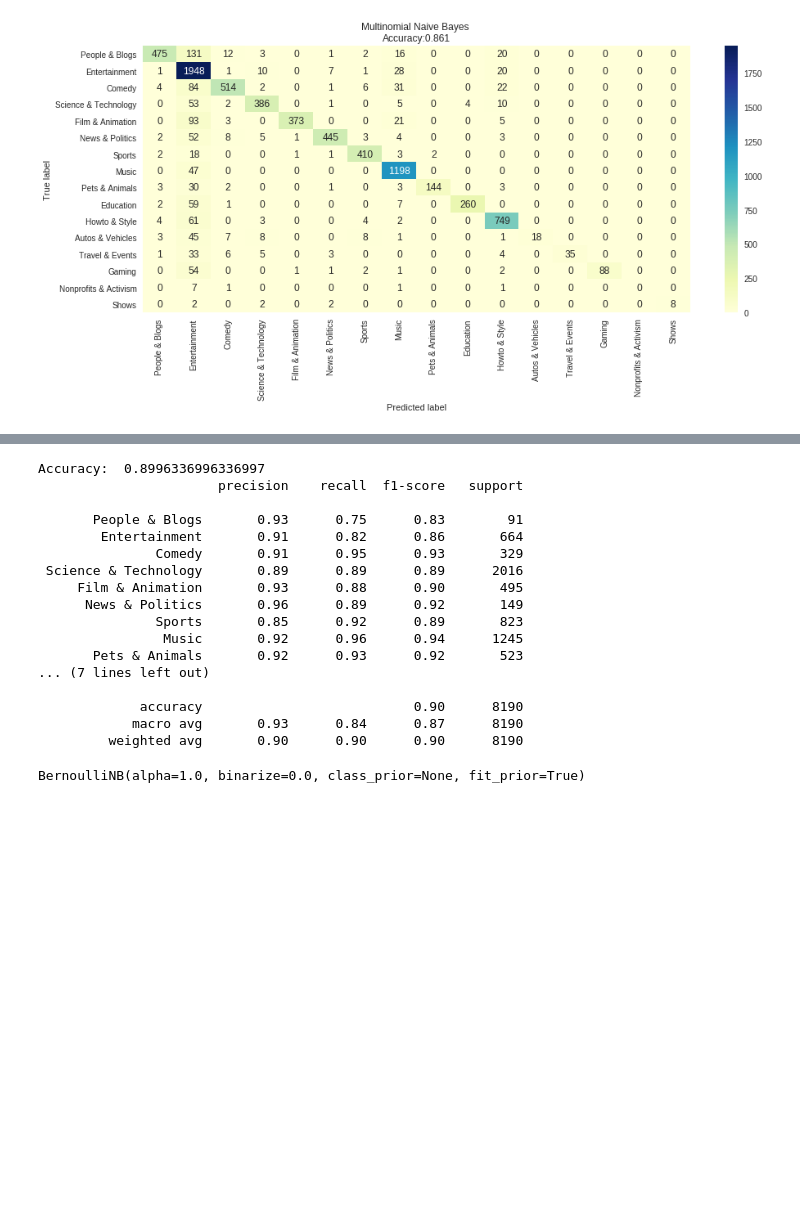
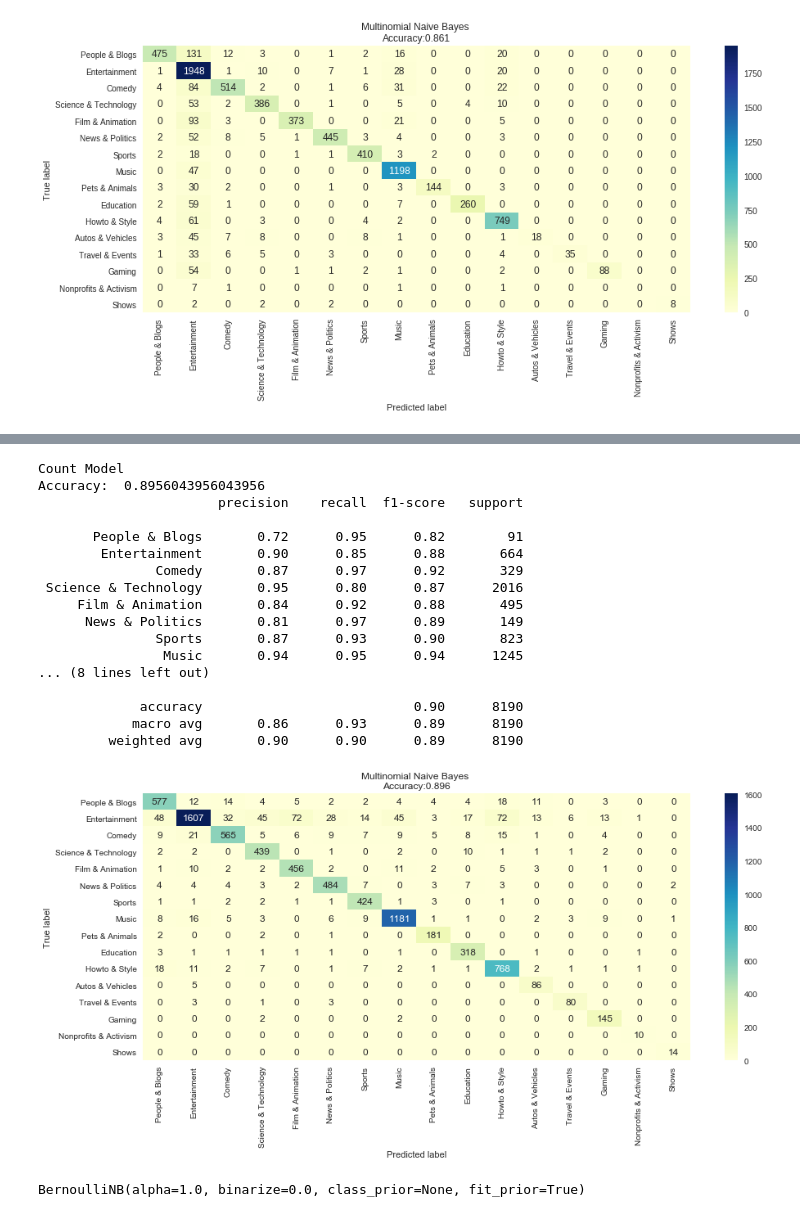
Before and after one commit to loc-vu/yt-trends, a Jupyter notebook: Naive Bayes Model.ipynb, the cells around one changed output, grey strips where cells are left out. Drawn from its saved outputs; the diff is of its cells as text; code cells hidden in the pictures; blank space fills up the shorter version.

```diff
--- a/Naive Bayes Model.ipynb
+++ b/Naive Bayes Model.ipynb
@@ -63,9 +63,3 @@ The length of each individual vector will be that of the entire dataset which ea
 count_vectorizer = CountVectorizer()
 train_count_vector = count_vectorizer.fit_transform(x_train)
 test_count_vector = count_vectorizer.transform(x_test)
-# %%
-features = count_vectorizer.get_feature_names()
-
-visualizer = FreqDistVisualizer(features=features, orient='h')
-visualizer.fit(train_count_vector)
-visualizer.show()
@@ -138,0 +135,8 @@ MultinomialNB(alpha=1.0, class_prior=None, fit_prior=True)
+# %%
+smote = SMOTE(sampling_strategy='not majority')
+
+x_train_smote, y_train_smote = smote.fit_sample(train_count_vector, y_train)
+
+print(y_train.value_counts())
+print()
+print(y_train_smote.value_counts())
@@ -139,25 +161,40 @@ MultinomialNB(alpha=1.0, class_prior=None, fit_prior=True)
 # %%
-pred_count = clf_count.predict(test_count_vector)
-print("Accuracy: ", accuracy_score(y_test, pred_count))
-print(metrics.classification_report(y_test, pred_count, target_names=target_names))
+clf_count.fit(x_train_smote, y_train_smote)
+
+pred_count_smote = clf_count.predict(test_count_vector)
+print("Count Model")
+print("Accuracy: ", accuracy_score(y_test, pred_count_smote))
+print(metrics.classification_report(y_test, pred_count_smote, target_names=target_names))
 # %% [output]
-Accuracy:  0.8996336996336997
+Count Model
+Accuracy:  0.8956043956043956
                        precision    recall  f1-score   support
 
-       People & Blogs       0.93      0.75      0.83        91
-        Entertainment       0.91      0.82      0.86       664
-               Comedy       0.91      0.95      0.93       329
- Science & Technology       0.89      0.89      0.89      2016
-     Film & Animation       0.93      0.88      0.90       495
-      News & Politics       0.96      0.89      0.92       149
-               Sports       0.85      0.92      0.89       823
-                Music       0.92      0.96      0.94      1245
-       Pets & Animals       0.92      0.93      0.92       523
-... (7 lines left out)
+       People & Blogs       0.72      0.95      0.82        91
+        Entertainment       0.90      0.85      0.88       664
+               Comedy       0.87      0.97      0.92       329
+ Science & Technology       0.95      0.80      0.87      2016
+     Film & Animation       0.84      0.92      0.88       495
+      News & Politics       0.81      0.97      0.89       149
+               Sports       0.87      0.93      0.90       823
+                Music       0.94      0.95      0.94      1245
+... (8 lines left out)
 
              accuracy                           0.90      8190
-            macro avg       0.93      0.84      0.87      8190
-         weighted avg       0.90      0.90      0.90      8190
+            macro avg       0.86      0.93      0.89      8190
+         weighted avg       0.90      0.90      0.89      8190
+# %%
+conf_matrix = confusion_matrix(y_test, pred_count_smote, labels=target_names)
+conf_df = pd.DataFrame(conf_matrix, index=target_names, columns=target_names)
+
+plt.figure(figsize=(15,6))
+sns.heatmap(conf_df, cmap='YlGnBu', annot=True, fmt='d')
+plt.title('Multinomial Naive Bayes \nAccuracy:{0:.3f}'.format(accuracy_score(y_test, pred_count_smote)))
+plt.ylabel('True label')
+plt.xlabel('Predicted label')
+plt.show()
+# %% [output]
+[figure, added]
 # %%
 bern_count = BernoulliNB()
 bern_count.fit(train_count_vector, y_train)
```
Also changed, not shown: parts of 7 cells of this notebook.
